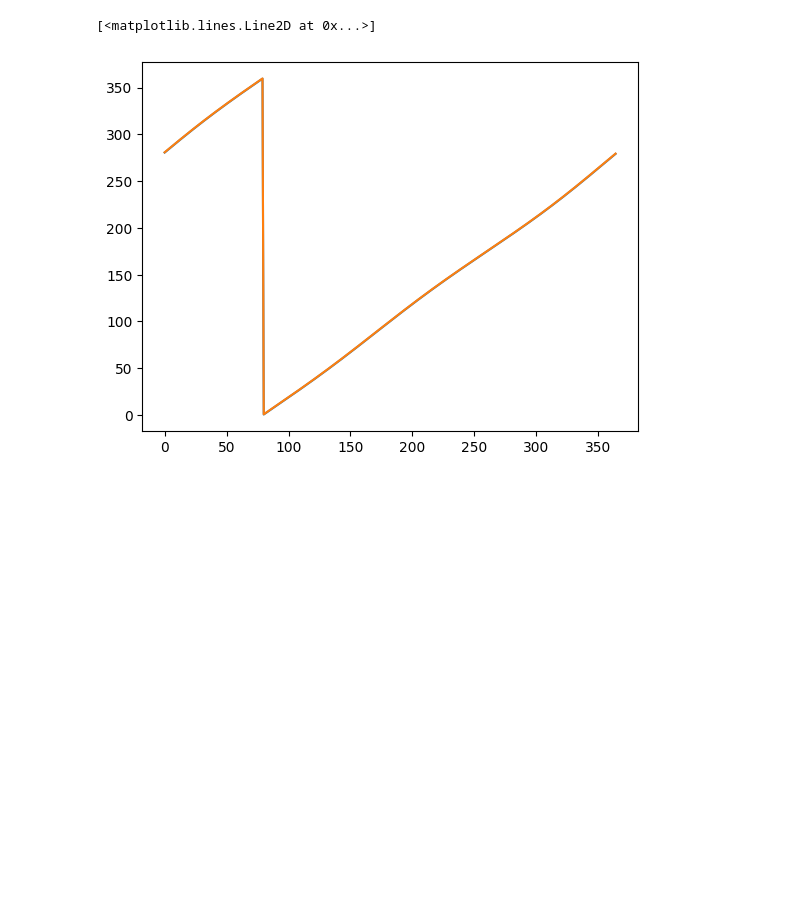
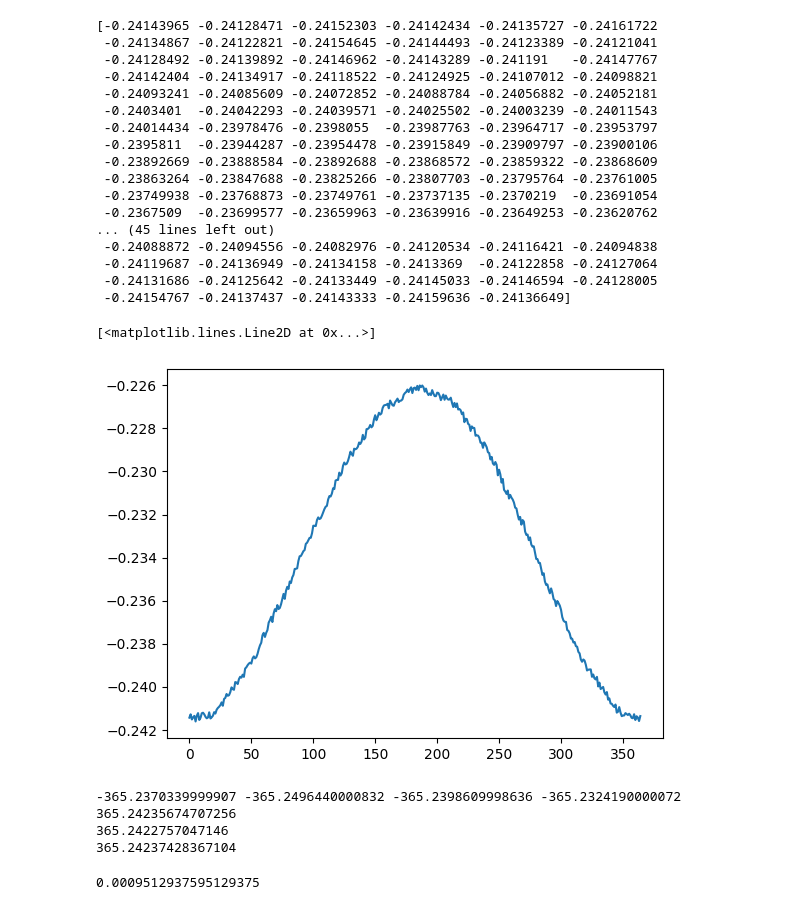
Before and after one commit to aniketh-g/vAkyapaJcAGgam, a Jupyter notebook: modern_ephemeris_comparisons.ipynb, the cells around one changed output. Drawn from its saved outputs; the diff is of its cells as text; code cells hidden in the pictures; blank space fills up the shorter version.

```diff
--- a/modern_ephemeris_comparisons.ipynb
+++ b/modern_ephemeris_comparisons.ipynb
@@ -25,6 +29,55 @@ plt.plot(np.subtract(stelras,nasaras))
-# %%
-plt.plot(stelras)
-plt.plot(nasaras)
-# %% [output]
-[<matplotlib.lines.Line2D at 0x...>]
-[figure, removed]
+# %%
+print(np.subtract(stel_longs,jpl_longs))
+plot(np.subtract(stel_longs,jpl_longs))
+# %% [output]
+[-0.24143965 -0.24128471 -0.24152303 -0.24142434 -0.24135727 -0.24161722
+ -0.24134867 -0.24122821 -0.24154645 -0.24144493 -0.24123389 -0.24121041
+ -0.24128492 -0.24139892 -0.24146962 -0.24143289 -0.241191   -0.24147767
+ -0.24142404 -0.24134917 -0.24118522 -0.24124925 -0.24107012 -0.24098821
+ -0.24093241 -0.24085609 -0.24072852 -0.24088784 -0.24056882 -0.24052181
+ -0.2403401  -0.24042293 -0.24039571 -0.24025502 -0.24003239 -0.24011543
+ -0.24014434 -0.23978476 -0.2398055  -0.23987763 -0.23964717 -0.23953797
+ -0.2395811  -0.23944287 -0.23954478 -0.23915849 -0.23909797 -0.23900106
+ -0.23892669 -0.23888584 -0.23892688 -0.23868572 -0.23859322 -0.23868609
+ -0.23863264 -0.23847688 -0.23825266 -0.23807703 -0.23795764 -0.23761005
+ -0.23749938 -0.23768873 -0.23749761 -0.23737135 -0.2370219  -0.23691054
+ -0.2367509  -0.23699577 -0.23659963 -0.23639916 -0.23649253 -0.23620762
+... (45 lines left out)
+ -0.24088872 -0.24094556 -0.24082976 -0.24120534 -0.24116421 -0.24094838
+ -0.24119687 -0.24136949 -0.24134158 -0.2413369  -0.24122858 -0.24127064
+ -0.24131686 -0.24125642 -0.24133449 -0.24145033 -0.24146594 -0.24128005
+ -0.24154767 -0.24137437 -0.24143333 -0.24159636 -0.24136649]
+[<matplotlib.lines.Line2D at 0x...>]
+[figure, added]
+# %%
+tropical_year_IAE = 365.242190
+sidereal_year_IAE = 365.256363
+anomalistic_year_IAE = 365.259635
+
+#JDs when on date Sāyana Longitude is zero:
+jd4712bc = 117.000648
+jd1600bc = 1136751.615764
+jd200 = 1794187.629537
+jd1600 = 2305526.863414
+jd2000 = 2451623.816840
+jd2023 = 2460024.390787
+jd2024 = 2460389.627821
+jd2025 = 2460754.877465
+jd2026 = 2461120.117326
+jd2027 = 2461485.349745
+
+print(jd2023-jd2024, jd2024-jd2025, jd2025-jd2026, jd2026-jd2027)
+print((jd2027-jd1600)/(2027-1600))
+print((jd2027-jd1600bc)/(2027+1600))
+print((jd2000-jd4712bc)/(2000+4712))
+# %% [output]
+-365.2370339999907 -365.2496440000832 -365.2398609998636 -365.2324190000072
+365.24235674707256
+365.2422757047146
+365.24237428367104
+# %%
+100*(tropical_year_IAE-365.2370339999907)/tropical_year_IAE
+
+print(100*5/(24*60*365))
+# %% [output]
+0.0009512937595129375
```
Also changed, not shown: parts of 1 cell of this notebook.
